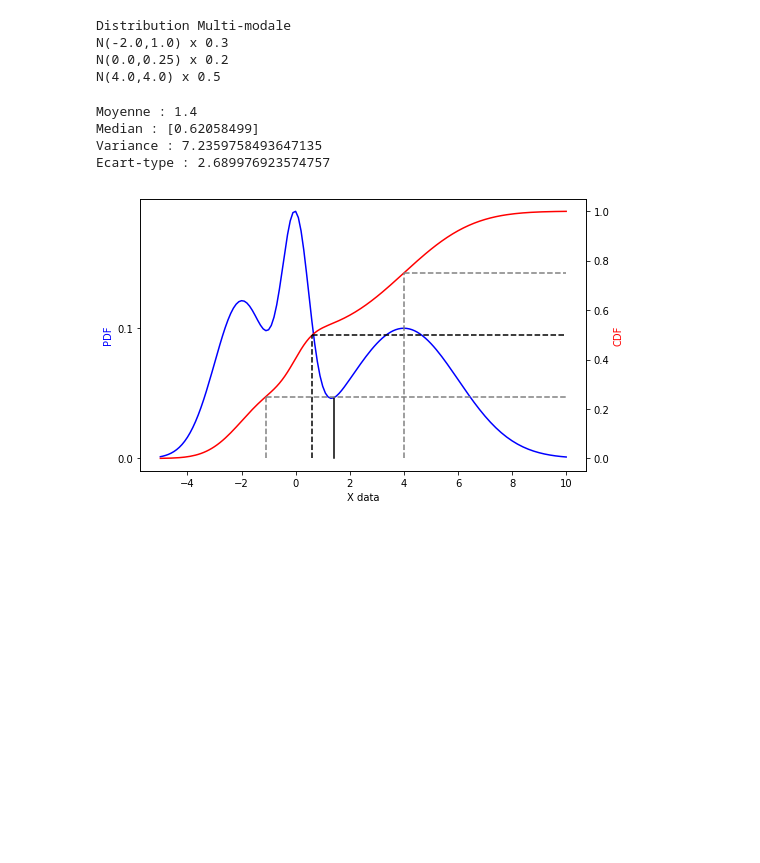
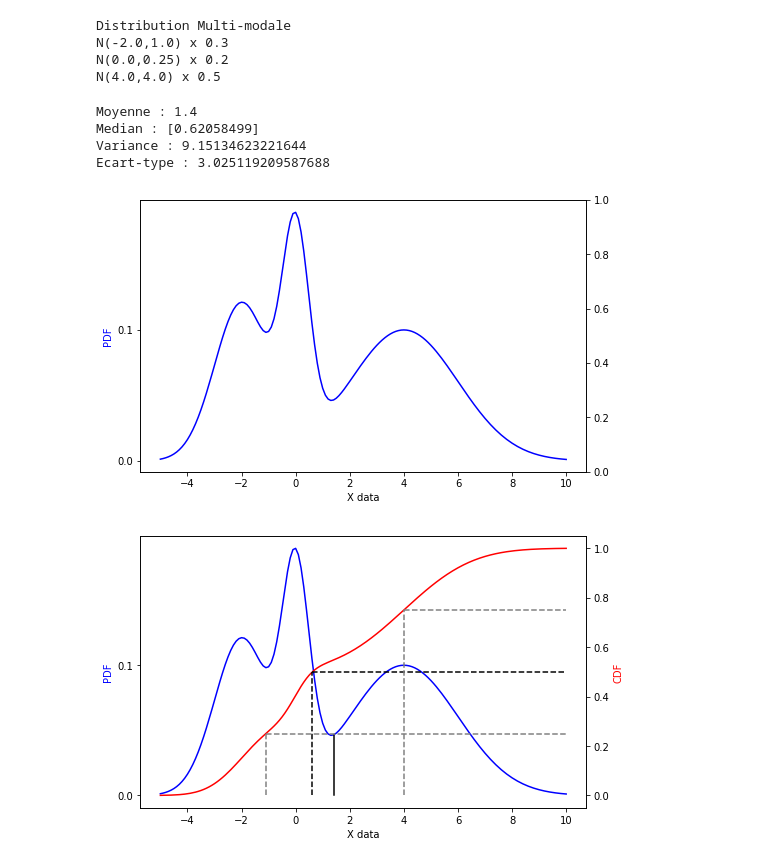
Before and after one commit to gautier-laurent/Geostat_Course, a Jupyter notebook: Echantillonnage-Rappels_statistiques.ipynb, the cells around one changed output. Saved outputs shown, nothing was run; the diff lists cells and outputs as text; code cells hidden in the pictures; blank space fills up the shorter version.

```diff
--- a/Echantillonnage-Rappels_statistiques.ipynb
+++ b/Echantillonnage-Rappels_statistiques.ipynb
@@ -31,8 +31,12 @@ class combined_distribution:
         return np.array([res_i.x for res_i in res])
 
     def sample(self,n):
-        n_repartition = np.round(self.weights * n).astype(int)
-        samples = [dist_i.ppf(np.random.rand(n_i)) for (dist_i,n_i) in zip(dists,n_repartition)]
+        threshold = np.cumsum(self.weights)
+        draw = np.random.random(size=n)
+        cum_sets = [ set(np.where( draw < threshold[i])[0]) for i in range(0,len(threshold))]
+        sets = [cum_sets[0]]+[ cum_sets[i+1]-cum_sets[i] for i in range(0,len(cum_sets)-1)]
+        repartition = [len(set_i) for set_i in sets]
+        samples = [dist_i.ppf(np.random.rand(n_i)) for (dist_i,n_i) in zip(dists,repartition)]
         return np.concatenate(samples)
 
     def mean(self):
@@ -44,7 +48,7 @@ class combined_distribution:
 
     def var(self):
         if self.var_estimate is None:
-            samples = self.cdf_inv(np.random.random(100))
+            samples = self.sample(1000)
             self.var_estimate = np.mean(np.square(samples)) - np.square(samples.mean())
         return self.var_estimate
 
@@ -76,8 +80,36 @@ print("Ecart-type :",complex_dist.std())
 # %% [output]
 Moyenne : 1.4
 Median : [0.62058499]
-Variance : 7.2359758493647135
-Ecart-type : 2.689976923574757
+Variance : 9.15134623221644
+Ecart-type : 3.025119209587688
+# %%
+x = np.linspace(-5,10,151)
+fig, ax1 = plt.subplots()
+plt.yticks(np.arange(0,1,step=0.1))
+
+ax2 = ax1.twinx()
+ax1.plot(x, complex_dist.pdf(x), 'b-')
+#ax2.plot(x, complex_dist.cdf(x), 'r-')
+
+ax1.set_xlabel('X data')
+ax1.set_ylabel('PDF', color='b')
+#ax2.set_ylabel('CDF', color='r')
+
+
+#ax1.plot([complex_dist.mean()]*2,[0,complex_dist.pdf(complex_dist.mean())],color='k')
+#ax1.plot([complex_dist.median()]*2,[0,complex_dist.pdf(complex_dist.median())],color='k')
+#for mode in [dist_i.mean() for dist_i in complex_dist.dists]:
+#    ax1.plot([mode]*2,[0,complex_dist.pdf(mode)],color='k')
+#ax2.plot([complex_dist.median(),x.max()],[0.5,0.5],"k--")
+#ax2.plot([complex_dist.median()]*2,[0,0.5],color='k',linestyle="--")
+#ax2.plot([complex_dist.cdf_inv(0.25),x.max()],[0.25,0.25],"--",color="gray")
+#ax2.plot([complex_dist.cdf_inv(0.25)]*2,[0,0.25],color='gray',linestyle="--")
+#ax2.plot([complex_dist.cdf_inv(0.75),x.max()],[0.75,0.75],"--",color="gray")
+#ax2.plot([complex_dist.cdf_inv(0.75)]*2,[0,0.75],color='gray',linestyle="--")
+
+fig.set_size_inches((8,5))
+# %% [output]
+[figure, added]
 # %%
 x = np.linspace(-5,10,151)
 fig, ax1 = plt.subplots()
```
Also changed, not shown: parts of 2 cells of this notebook, 3 other files.
